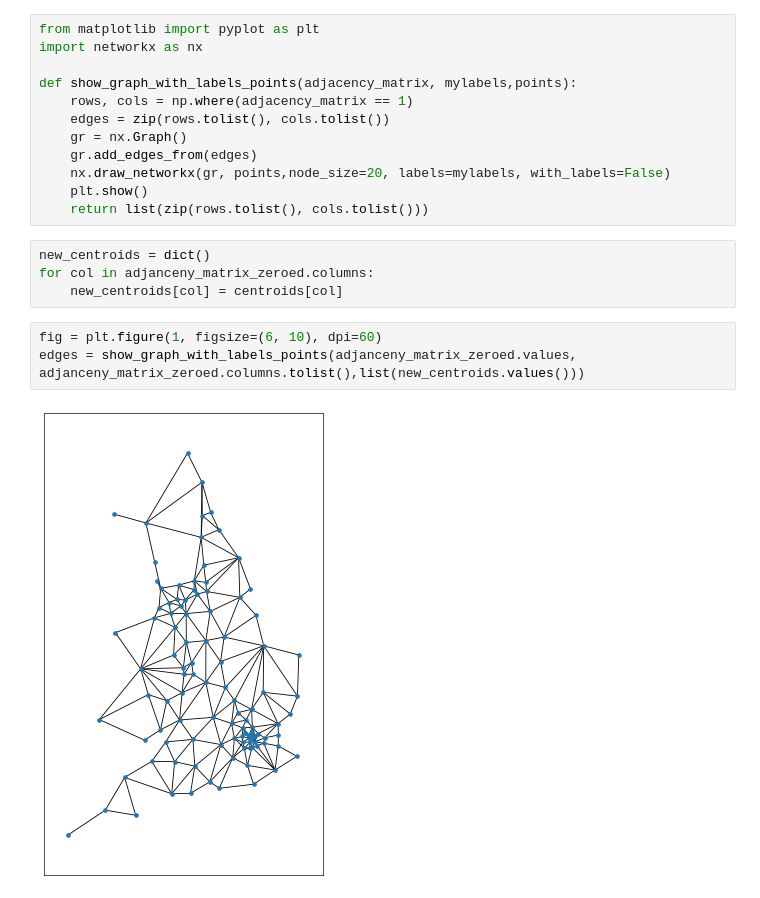
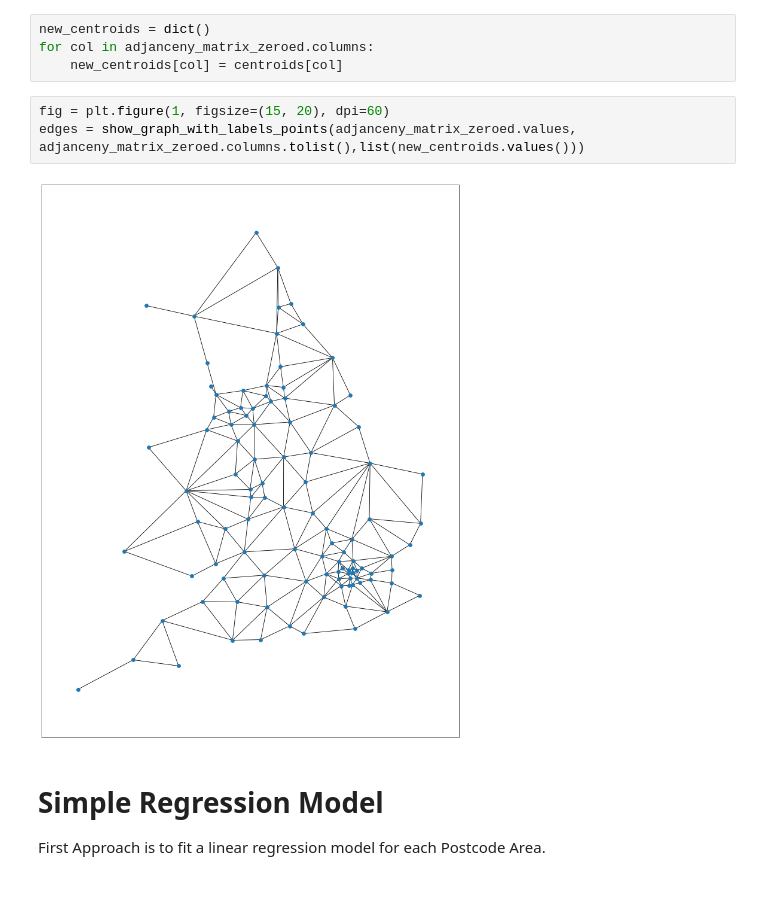
Before and after one commit to Cemlyn/UK-Housing-Market, a Jupyter notebook: Network.ipynb, the cells around one changed output. Saved outputs shown, nothing was run; the diff lists cells and outputs as text.

```diff
--- a/Network.ipynb
+++ b/Network.ipynb
@@ -305,24 +305,16 @@ centroids
  'GY': (-2.4120676626396973, 49.544992230050035),
  'IM': (-4.579232599127295, 54.1883170540063),
  'JE': (-2.0729478791593032, 49.062019949824375)}
-# %%
-from matplotlib import pyplot as plt
-import networkx as nx
-
-def show_graph_with_labels_points(adjacency_matrix, mylabels,points):
-    rows, cols = np.where(adjacency_matrix == 1)
-    edges = zip(rows.tolist(), cols.tolist())
-    gr = nx.Graph()
-    gr.add_edges_from(edges)
-    nx.draw_networkx(gr, points,node_size=20, labels=mylabels, with_labels=False)
-    plt.show()
-    return list(zip(rows.tolist(), cols.tolist()))
 # %%
 new_centroids = dict()
 for col in adjanceny_matrix_zeroed.columns:
     new_centroids[col] = centroids[col]
 # %%
-fig = plt.figure(1, figsize=(6, 10), dpi=60)
+fig = plt.figure(1, figsize=(15, 20), dpi=60)
 edges = show_graph_with_labels_points(adjanceny_matrix_zeroed.values, adjanceny_matrix_zeroed.columns.tolist(),list(new_centroids.values()))
 # %% [output]
-[figure, old version]
+[figure, new version]
+# %% [markdown]
+# Simple Regression Model
+
+First Approach is to fit a linear regression model for each Postcode Area.
```
Also changed, not shown: parts of 34 cells of this notebook, 1 other file.
